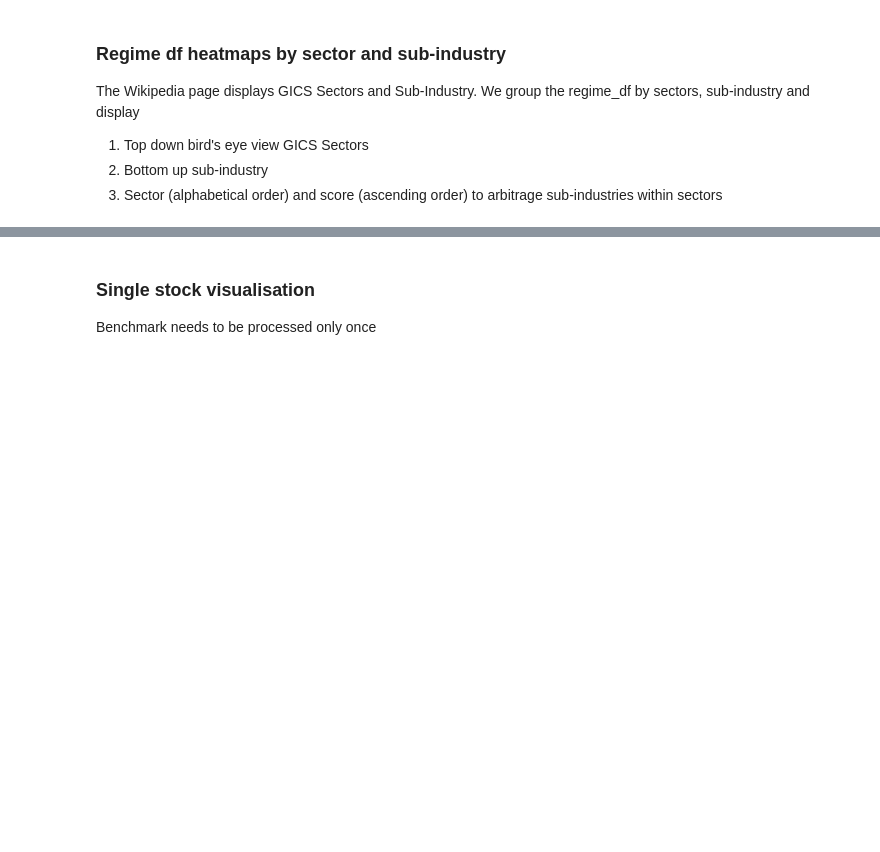
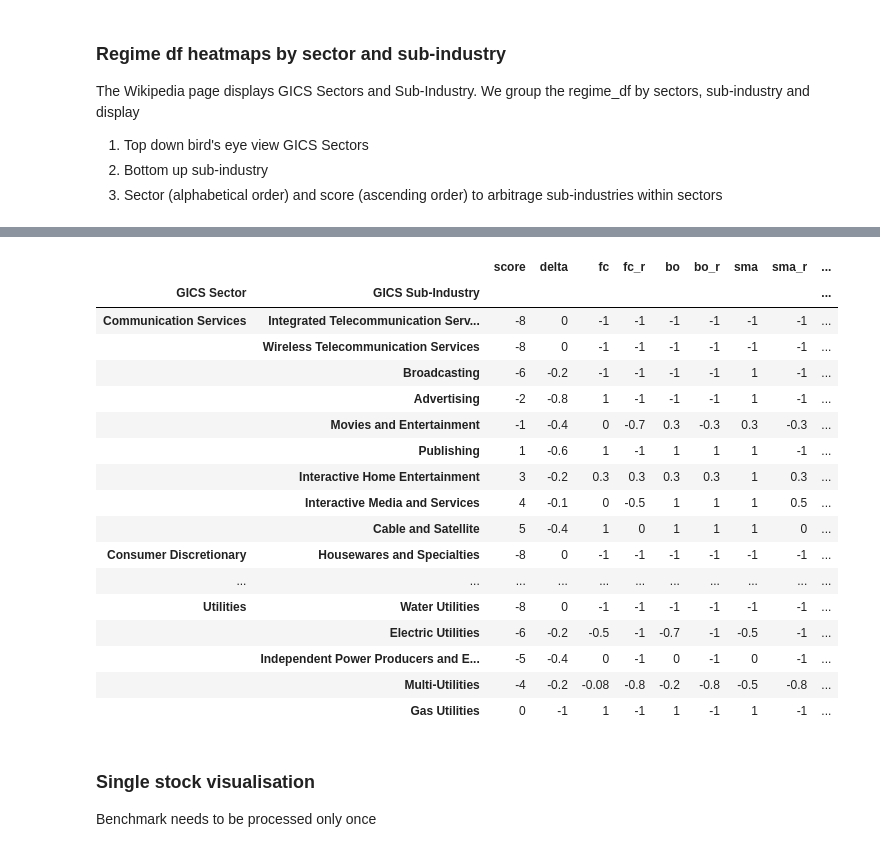
Before and after one commit to bjahnke/backtest_notebook, a Jupyter notebook: notes/market_scanner.ipynb, the cells around one changed output, grey strips where cells are left out. Cells and saved outputs as stored; diff of their text form; code cells hidden in the pictures; blank space fills up the shorter version.

```diff
--- a/notes/market_scanner.ipynb
+++ b/notes/market_scanner.ipynb
@@ -189,8 +246,30 @@ regime_df.groupby(sort_key)[groupby_cols].mean().sort_values(
 # %%
 groupby_cols = ['score', 'delta'] + regime_cols
 sort_key = ['GICS Sector','GICS Sub-Industry']
-regime_df.groupby(sort_key)[groupby_cols].mean().sort_values(
-    by= ['GICS Sector','score']).style.background_gradient(
+
+sector_sub_sector_overview = regime_overview.groupby(sort_key)[groupby_cols].mean().sort_values(
+    by= ['GICS Sector','score'])
+
+sector_sub_sector_overview.style.background_gradient(
     subset= groupby_cols,cmap= 'RdYlGn').format('{:.1g}')
+# %% [output]
+|  |  | score | delta | fc | fc_r | bo | bo_r | sma | sma_r | ... |
+| GICS Sector | GICS Sub-Industry |  |  |  |  |  |  |  |  | ... |
+| Communication Services | Integrated Telecommunication Serv... | -8 | 0 | -1 | -1 | -1 | -1 | -1 | -1 | ... |
+|  | Wireless Telecommunication Services | -8 | 0 | -1 | -1 | -1 | -1 | -1 | -1 | ... |
+|  | Broadcasting | -6 | -0.2 | -1 | -1 | -1 | -1 | 1 | -1 | ... |
+|  | Advertising | -2 | -0.8 | 1 | -1 | -1 | -1 | 1 | -1 | ... |
+|  | Movies and Entertainment | -1 | -0.4 | 0 | -0.7 | 0.3 | -0.3 | 0.3 | -0.3 | ... |
+|  | Publishing | 1 | -0.6 | 1 | -1 | 1 | 1 | 1 | -1 | ... |
+|  | Interactive Home Entertainment | 3 | -0.2 | 0.3 | 0.3 | 0.3 | 0.3 | 1 | 0.3 | ... |
+|  | Interactive Media and Services | 4 | -0.1 | 0 | -0.5 | 1 | 1 | 1 | 0.5 | ... |
+|  | Cable and Satellite | 5 | -0.4 | 1 | 0 | 1 | 1 | 1 | 0 | ... |
+| Consumer Discretionary | Housewares and Specialties | -8 | 0 | -1 | -1 | -1 | -1 | -1 | -1 | ... |
+| ... | ... | ... | ... | ... | ... | ... | ... | ... | ... | ... |
+| Utilities | Water Utilities | -8 | 0 | -1 | -1 | -1 | -1 | -1 | -1 | ... |
+|  | Electric Utilities | -6 | -0.2 | -0.5 | -1 | -0.7 | -1 | -0.5 | -1 | ... |
+|  | Independent Power Producers and E... | -5 | -0.4 | 0 | -1 | 0 | -1 | 0 | -1 | ... |
+|  | Multi-Utilities | -4 | -0.2 | -0.08 | -0.8 | -0.2 | -0.8 | -0.5 | -0.8 | ... |
+|  | Gas Utilities | 0 | -1 | 1 | -1 | 1 | -1 | 1 | -1 | ... |
 # %%
 import pathlib
```
Also changed, not shown: parts of 17 cells of this notebook, 10 other files.
